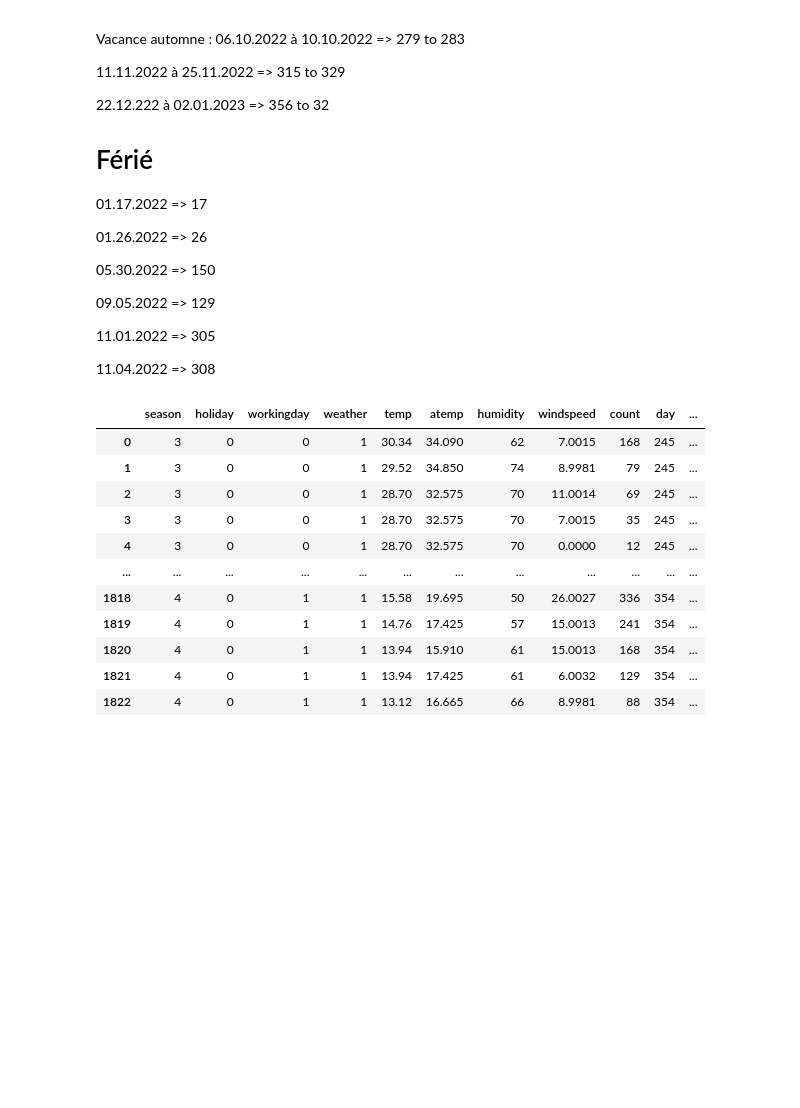
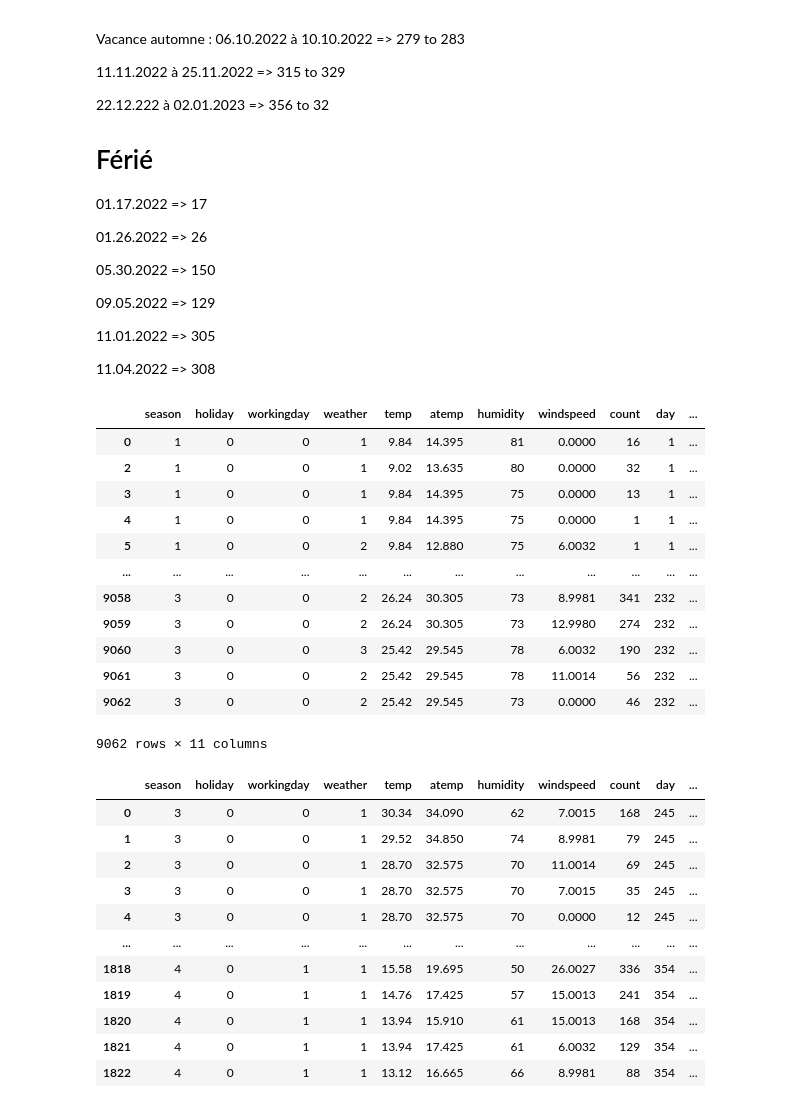
Before and after one commit to yayahamour/project_bike, a Jupyter notebook: netoyage.ipynb, the cells around one changed output. Cells and saved outputs as stored; diff of their text form; code cells hidden in the pictures; blank space fills up the shorter version.

```diff
--- a/netoyage.ipynb
+++ b/netoyage.ipynb
@@ -53,6 +53,22 @@ Vacance automne : 06.10.2022 à 10.10.2022 => 279 to 283
 11.04.2022 => 308
 # %%
 df2 = df.drop(columns=['registered', 'casual'], index=1)
+# %%
+df2
+# %% [output]
+|  | season | holiday | workingday | weather | temp | atemp | humidity | windspeed | count | day | ... |
+| 0 | 1 | 0 | 0 | 1 | 9.84 | 14.395 | 81 | 0.0000 | 16 | 1 | ... |
+| 2 | 1 | 0 | 0 | 1 | 9.02 | 13.635 | 80 | 0.0000 | 32 | 1 | ... |
+| 3 | 1 | 0 | 0 | 1 | 9.84 | 14.395 | 75 | 0.0000 | 13 | 1 | ... |
+| 4 | 1 | 0 | 0 | 1 | 9.84 | 14.395 | 75 | 0.0000 | 1 | 1 | ... |
+| 5 | 1 | 0 | 0 | 2 | 9.84 | 12.880 | 75 | 6.0032 | 1 | 1 | ... |
+| ... | ... | ... | ... | ... | ... | ... | ... | ... | ... | ... | ... |
+| 9058 | 3 | 0 | 0 | 2 | 26.24 | 30.305 | 73 | 8.9981 | 341 | 232 | ... |
+| 9059 | 3 | 0 | 0 | 2 | 26.24 | 30.305 | 73 | 12.9980 | 274 | 232 | ... |
+| 9060 | 3 | 0 | 0 | 3 | 25.42 | 29.545 | 78 | 6.0032 | 190 | 232 | ... |
+| 9061 | 3 | 0 | 0 | 2 | 25.42 | 29.545 | 78 | 11.0014 | 56 | 232 | ... |
+| 9062 | 3 | 0 | 0 | 2 | 25.42 | 29.545 | 73 | 0.0000 | 46 | 232 | ... |
+9062 rows × 11 columns
 # %%
 df_test = pd.read_csv('./data/test.csv')
 df_test.drop('Unnamed: 0', axis=1, inplace = True)
```
Also changed, not shown: parts of 12 cells of this notebook.
